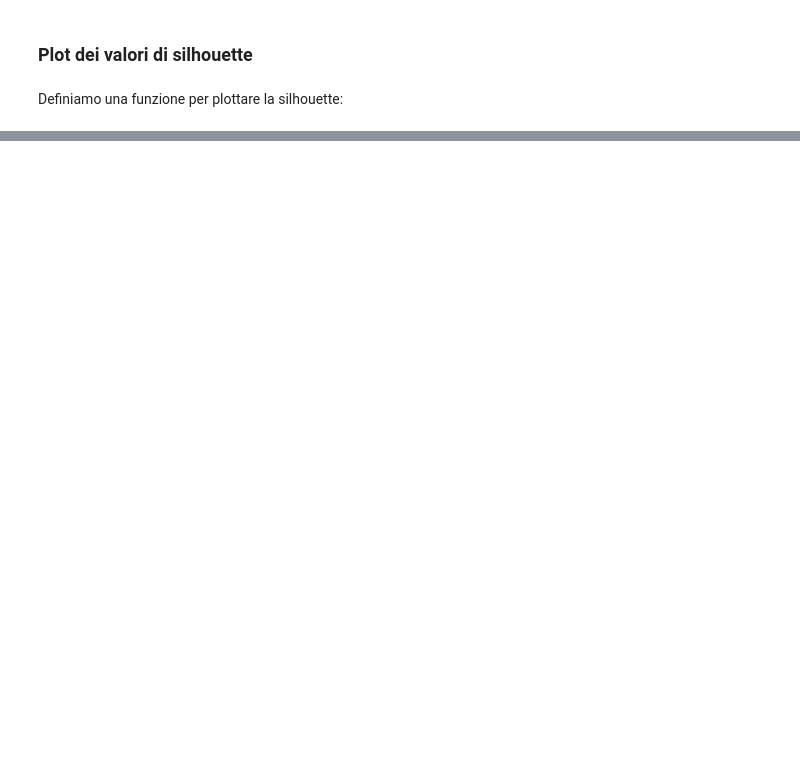
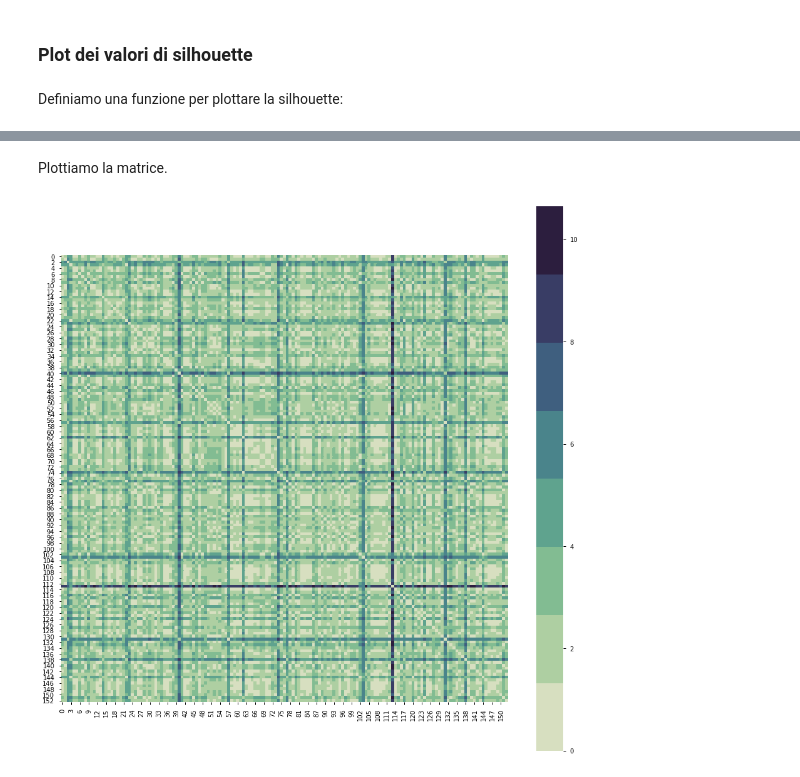
Before and after one commit to PCampi/progettoDT-ML, a Jupyter notebook: Analisi esplorativa e clustering.ipynb, the cells around one changed output, grey strips where cells are left out. Saved outputs shown, nothing was run; the diff lists cells and outputs as text; code cells hidden in the pictures; blank space fills up the shorter version.

```diff
--- a/Analisi esplorativa e clustering.ipynb
+++ b/Analisi esplorativa e clustering.ipynb
@@ -391,0 +434,13 @@ pl.show()
+# %%
+def create_similarity_matrix(data, output='distance'):
+    """Create a dissimilarity matrix from the input data,
+    considered as (n_samples, n_features)
+    """
+    distances = pw.pairwise_distances(data, metric='euclidean', n_jobs=1)
+    similarity = np.max(distances) - distances
+    return similarity
+
+def create_distance_matrix(data):
+    """Create a distance matrix from the data, considered as (n_samples, n_features)."""
+    distances = pw.pairwise_distances(data, metric='euclidean', n_jobs=1)
+    return distances
@@ -391,0 +449,13 @@ pl.show()
+# %%
+dissimilarity_matrix = create_distance_matrix(data_values)
+similarity_matrix = create_similarity_matrix(data_values)
+# %% [markdown]
+Plottiamo la matrice.
+# %%
+# data_values is the variable containing the data to measure dissimilarity
+fig, ax = pl.subplots(figsize=(16, 16))
+sns.heatmap(dissimilarity_matrix, square=True,
+            cmap=sns.cubehelix_palette(8, start=0.5, rot=-0.75), ax=ax)
+pl.show()
+# %% [output]
+[figure, added]
```
Also changed, not shown: parts of 17 cells of this notebook.
